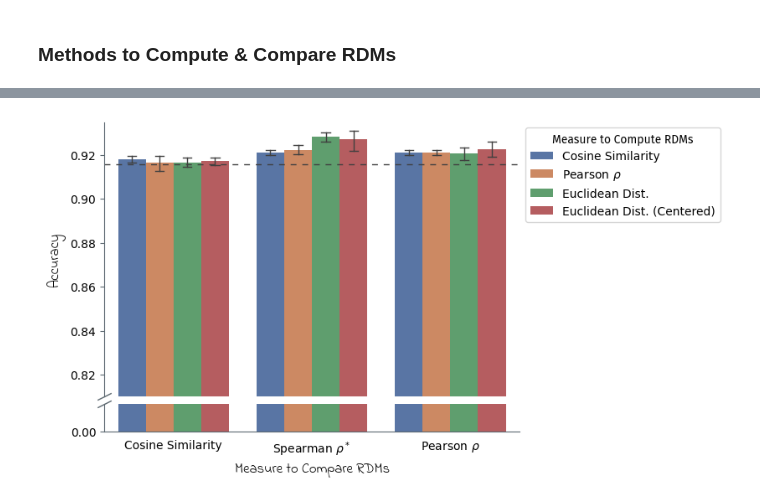
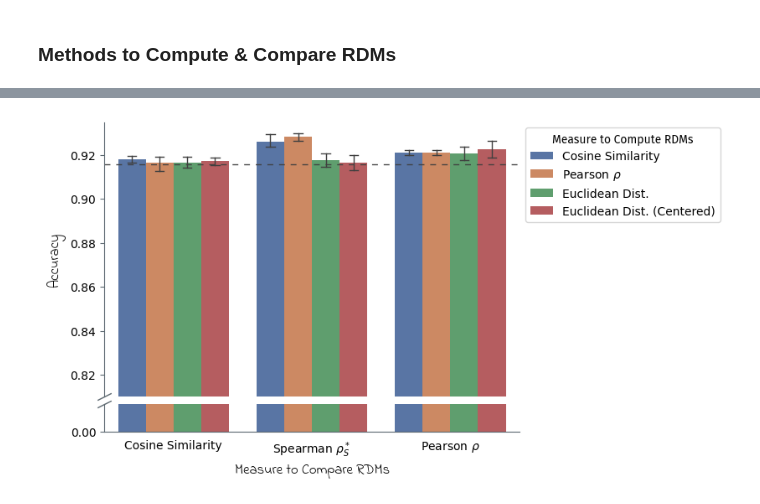
Before and after one commit to mrvnthss/rsa-vision-networks, a Jupyter notebook: notebooks/5.4-mt-rsa-lenet-fashionmnist.ipynb, the cells around one changed output, grey strips where cells are left out. Drawn from its saved outputs; the diff is of its cells as text; code cells hidden in the pictures.

```diff
--- a/notebooks/5.4-mt-rsa-lenet-fashionmnist.ipynb
+++ b/notebooks/5.4-mt-rsa-lenet-fashionmnist.ipynb
@@ -976,11 +976,27 @@ methods = parse_log_dir(
     get_training_results,
     mode="Val"
 )
+
+# Load data from re-run of experiment for compare="spearman"
+methods_spearman = parse_log_dir(
+    "../out/lenet_fashionmnist/representational_similarity/methods/2025-01-15_09-48-05",
+    get_training_results,
+    mode="Val"
+)
+
+# Remove "spearman" runs from ``methods``, then append new results from ``methods_spearman``
+methods = methods[methods["compare"] != "spearman"]
+methods = pd.concat([methods, methods_spearman], ignore_index=True)
+
 methods = methods.drop(columns="Accuracy@5")
 methods = methods.rename(columns={"Accuracy@1": "Acc@1"})
+
+# Combine compute method into single column (centered vs. non-centered for Euclidean distance)
 methods["compute.cntr_actv"] = methods["compute.cntr_actv"] == "True"
 methods["compute"] = methods.apply(lambda row: row["compute"] if not row["compute.cntr_actv"] else f"{row['compute']}_centered", axis=1)
 methods = methods.drop(columns="compute.cntr_actv")
+
+# Reorder columns, sort values, and display
 methods = methods[["compute", *[col for col in methods.columns if col != "compute"]]]
 methods = methods.sort_values(by=["compare", "compute", "run_id"])
 methods
@@ -1118,32 +1134,32 @@ with sns.axes_style({"axes.edgecolor": anthracite}):
 ax_bottom.set_xlabel("Measure to Compare RDMs", font=indie_flower, size=12)
 ax_top.set_ylabel("Accuracy", font=indie_flower, size=12)
 ax_top.set_xlabel("")
 ax_bottom.set_ylabel("")
 
 # Customize legend
 h, _ = ax_top.get_legend_handles_labels()
 ax_top.legend(
     h,
     ["Cosine Similarity", r"Pearson $\rho$", "Euclidean Dist.", "Euclidean Dist. (Centered)"],
     loc="upper left",
     bbox_to_anchor=(1, 1),
     title="Measure to Compute RDMs",
     title_fontproperties=FontProperties(family="Fira Sans")
 )
 
 # Modify tick labels
 ax_bottom.set_yticks([0])
 ax_bottom.set_yticklabels([f"{0:.2f}"])
 ax_bottom.set_xticks(range(3))
-ax_bottom.set_xticklabels(["Cosine Similarity", r"Spearman $\rho^*$", r"Pearson $\rho$"])
+ax_bottom.set_xticklabels(["Cosine Similarity", r"Spearman $\rho_S^*$", r"Pearson $\rho$"])
 
 # Control figure aesthetics
 ax_top.set_ylim(0.81, 0.935)
 sns.despine(ax=ax_top, bottom=True)
 sns.despine(ax=ax_bottom)
 ax_top.tick_params(bottom=False, color=anthracite)
 ax_bottom.tick_params(bottom=False, color=anthracite)
 
 plt.show()
 # %% [output]
-[figure, old version]
+[figure, new version]
```
Also changed, not shown: parts of 6 cells of this notebook, 3 other files.
